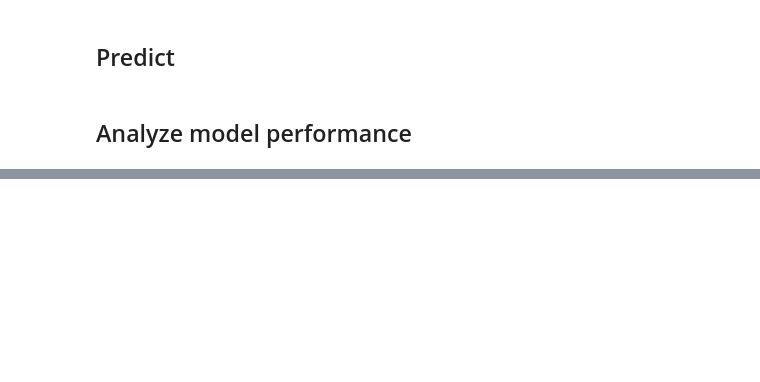
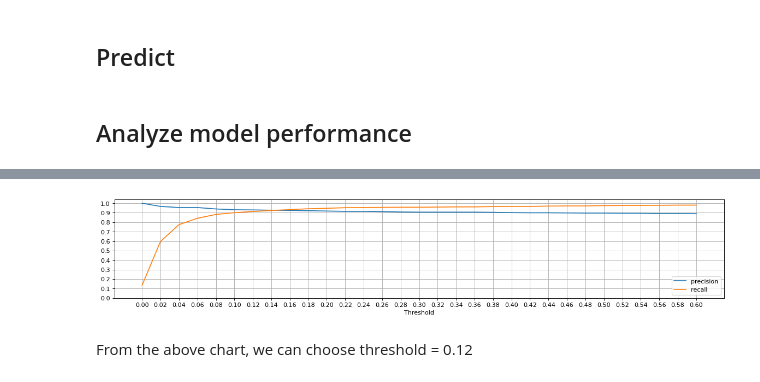
Before and after one commit to naveenkarya/SMSSpamDetection, a Jupyter notebook: Spam_Detection.ipynb, the cells around one changed output, grey strips where cells are left out. Drawn from its saved outputs; the diff is of its cells as text; code cells hidden in the pictures; blank space fills up the shorter version.

```diff
--- a/Spam_Detection.ipynb
+++ b/Spam_Detection.ipynb
@@ -222,0 +224,2 @@ def train_models(models, Xtrain, Ytrain):
+# %%
+cross_val_feat_mat = vectorizer.fit_transform(train['sms_message'])
@@ -330,9 +426,17 @@ np.mean(cross_val_score(lgr, X_feat_mat, train['label'], cv=5))
 # %%
 # Initialize models
-logr = LogisticRegression(C=9)
-knn4 = KNeighborsClassifier(4)
+logr = LogisticRegression(C=39)
+knn = KNeighborsClassifier(65, weights='distance')
 mnb = MultinomialNB()
-svm = SVC(C=5)
-models = {"LogisticRegression": logr, "4-KNN": knn4, "Naive-Bayes": mnb, "SVM": svm}
+svm = SVC(C=3, probability=True)
+rf = RandomForestClassifier(n_estimators=120, max_features=91)
+
+stk = StackingClassifier(estimators=[('logr', logr),
+                                     ('65knn', knn),
+                                     ('mnb', mnb),
+                                     ('svm', svm),
+                                     ('rf', rf)])
+
+models = {"LogisticRegression": logr, "65-KNN": knn, "Naive-Bayes": mnb, "SVM": svm, "RandomForest": rf, "Stacking": stk}
 # %%
 # Train models
@@ -385,0 +518,5 @@ res_df_t
+# %%
+skf = StratifiedKFold(n_splits=4)
+for train_index, test_index in skf.split(train, train['label']):
+  print(train_index)
+  print(test_index)
@@ -385,0 +557,26 @@ res_df_t
+# %%
+# Use different thresholds and plot precision and recall
+from sklearn.metrics import precision_score
+from sklearn.metrics import recall_score
+from matplotlib.pyplot import figure
+
+figure(figsize=(18, 3), dpi=80)
+avg_recall_scores = []
+avg_precision_scores = []
+
+for thresh in threshs:
+  avg_recall_scores.append(np.mean([rec[thresh] for rec in thresh_recall_scores]))
+  avg_precision_scores.append(np.mean([precis[thresh] for precis in thresh_precis_scores]))
+
+plt.plot(threshs, avg_recall_scores, label = 'precision')
+plt.plot(threshs, avg_precision_scores, label = 'recall')
+plt.xlabel('Threshold')
+plt.legend()
+plt.grid()
+plt.xticks(threshs)
+plt.yticks(np.linspace(0, 1, 11))
+plt.show()
+# %% [output]
+[figure, added]
+# %% [markdown]
+From the above chart, we can choose threshold = 0.12
```
Also changed, not shown: parts of 72 cells of this notebook.
